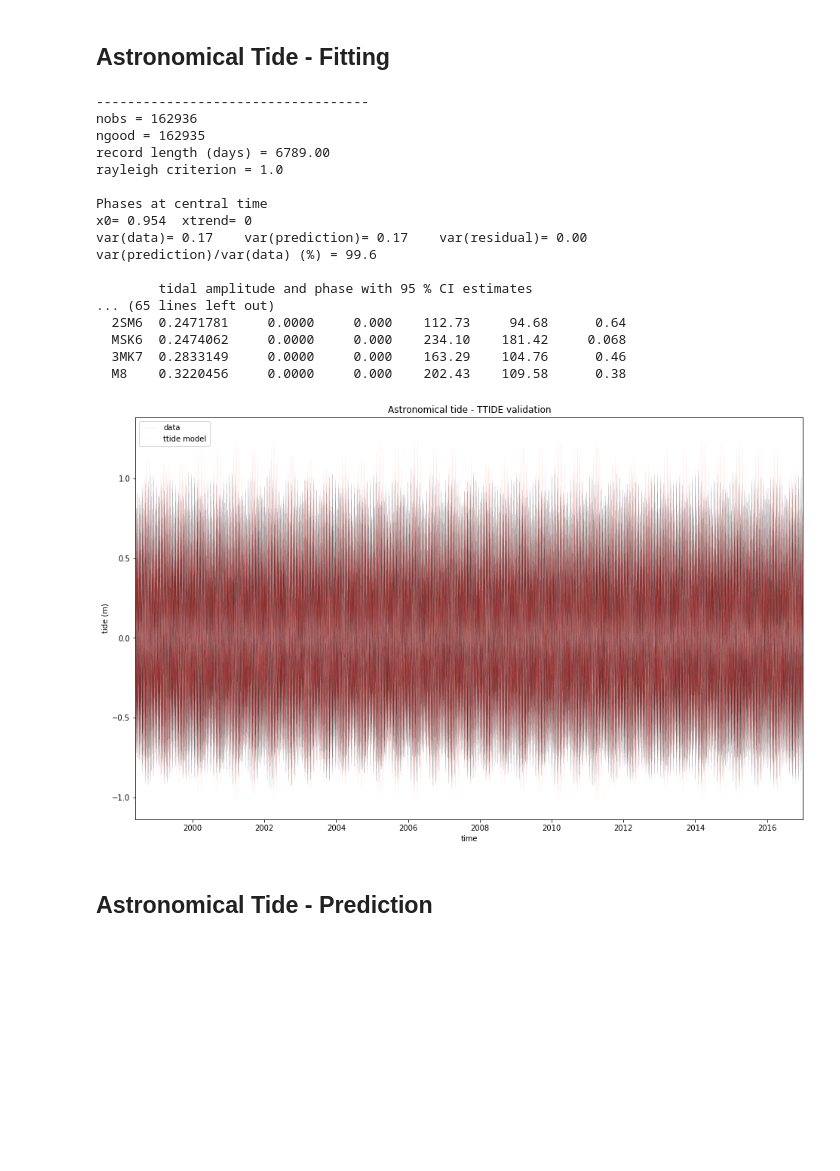
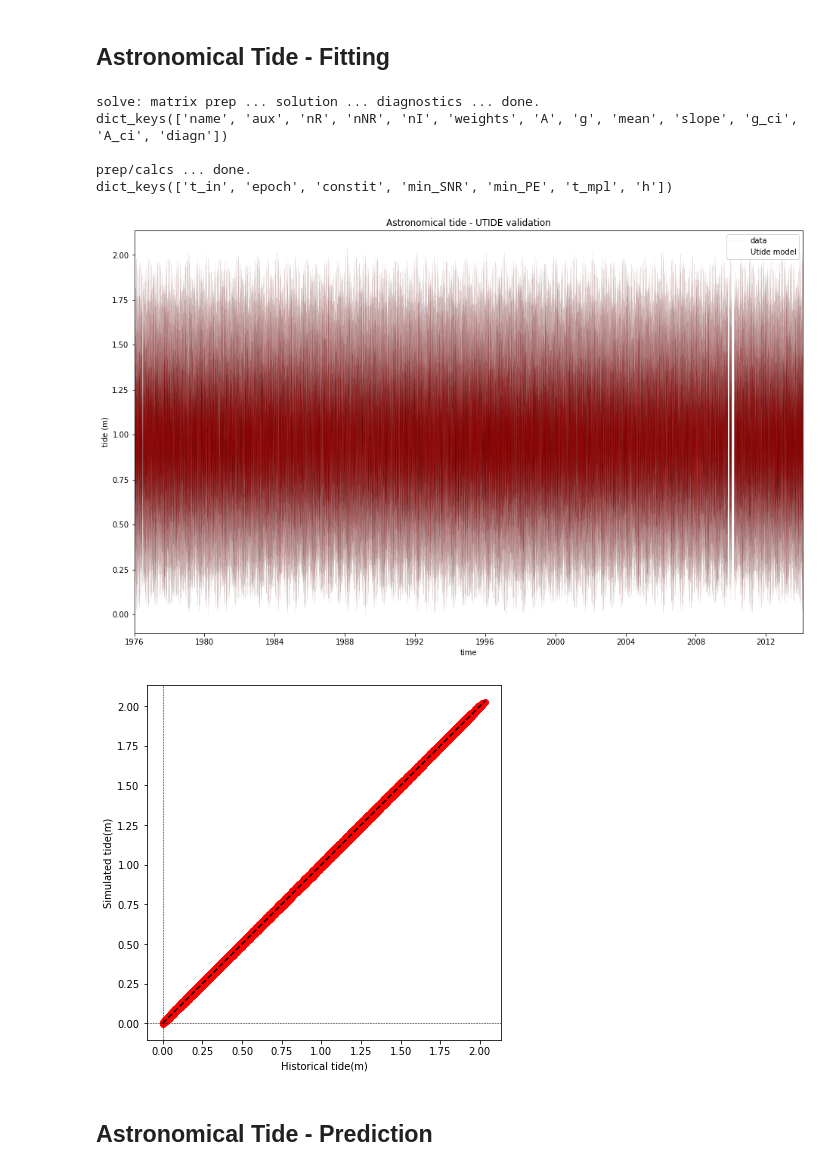
Before and after one commit to teslakit/teslakit, a Jupyter notebook: notebooks/nb_ROI/03b_TIDES_Astronomical_Simulation_UTIDE.ipynb, the cells around one changed output. Saved outputs shown, nothing was run; the diff lists cells and outputs as text; code cells hidden in the pictures; blank space fills up the shorter version.

```diff
--- a/notebooks/nb_ROI/03b_TIDES_Astronomical_Simulation_UTIDE.ipynb
+++ b/notebooks/nb_ROI/03b_TIDES_Astronomical_Simulation_UTIDE.ipynb
@@ -79,56 +86,32 @@ Plot_AstronomicalTide(time, tide);
 # %% [markdown]
 
 ## Astronomical Tide - Fitting
-# %%
-# --------------------------------------
-# t_tide library - Fit
-
-# TODO: ttide ha de se calibrada con un year de datos (no 18.6)
-lat0 = 9.75
-d_out = t_tide(TIDE.values, dt=1, lat=np.array(lat0))
-
-# variables used for prediction
-names = d_out['nameu']
-freq = d_out['fu']
-tidecon = d_out['tidecon']
-# %% [output]
------------------------------------
-nobs = 162936
-ngood = 162935
-record length (days) = 6789.00
-rayleigh criterion = 1.0
-
-Phases at central time
-x0= 0.954  xtrend= 0
-var(data)= 0.17    var(prediction)= 0.17    var(residual)= 0.00
-var(prediction)/var(data) (%) = 99.6
-
-        tidal amplitude and phase with 95 % CI estimates
-... (65 lines left out)
-  2SM6  0.2471781     0.0000     0.000    112.73     94.68      0.64
-  MSK6  0.2474062     0.0000     0.000    234.10    181.42     0.068
-  3MK7  0.2833149     0.0000     0.000    163.29    104.76      0.46
-  M8    0.3220456     0.0000     0.000    202.43    109.58      0.38
-# %%
-# --------------------------------------
-# t_tide library - Validation
-
-d1_val = TIDE.time.values[0]
-d2_val = TIDE.time.values[-1]
-date_val = np.arange(d1_val, d2_val, dtype='datetime64[h]')
-
-tide_tt = t_predic(
-    date_val, names, freq, tidecon,
-    lat=lat0, ltype='nodal')
-
-# Plot ttide validation
-time = TIDE.time.values[:-1]
-tide = TIDE.values[:-1]
-tide = tide - np.nanmean(tide)
-
-Plot_ValidateTTIDE(time, tide, tide_tt);
-# %% [output]
-[figure, removed]
+# %%
+# --------------------------------------
+# Utide library - Validation
+coef = utide.solve(matplotlib.dates.date2num(time), tide,
+                   lat=lat0,
+                   nodal=True,
+                   method='ols',
+                   conf_int='MC')
+print(coef.keys())
+print()
+
+tide_tt = utide.reconstruct(matplotlib.dates.date2num(time), coef)
+print(tide_tt.keys())
+tide_tt = tide_tt.h
+
+# Plot validation
+Plot_ValidateTTIDE(time, tide, tide_tt);
+Plot_Validate_scatter(tide, tide_tt, 'Historical tide(m)', 'Simulated tide(m)');
+# %% [output]
+solve: matrix prep ... solution ... diagnostics ... done.
+dict_keys(['name', 'aux', 'nR', 'nNR', 'nI', 'weights', 'A', 'g', 'mean', 'slope', 'g_ci', 'A_ci', 'diagn'])
+
+prep/calcs ... done.
+dict_keys(['t_in', 'epoch', 'constit', 'min_SNR', 'min_PE', 't_mpl', 'h'])
+[figure, added]
+[figure, added]
 # %% [markdown]
 
 ## Astronomical Tide - Prediction
```
Also changed, not shown: parts of 5 cells of this notebook.
